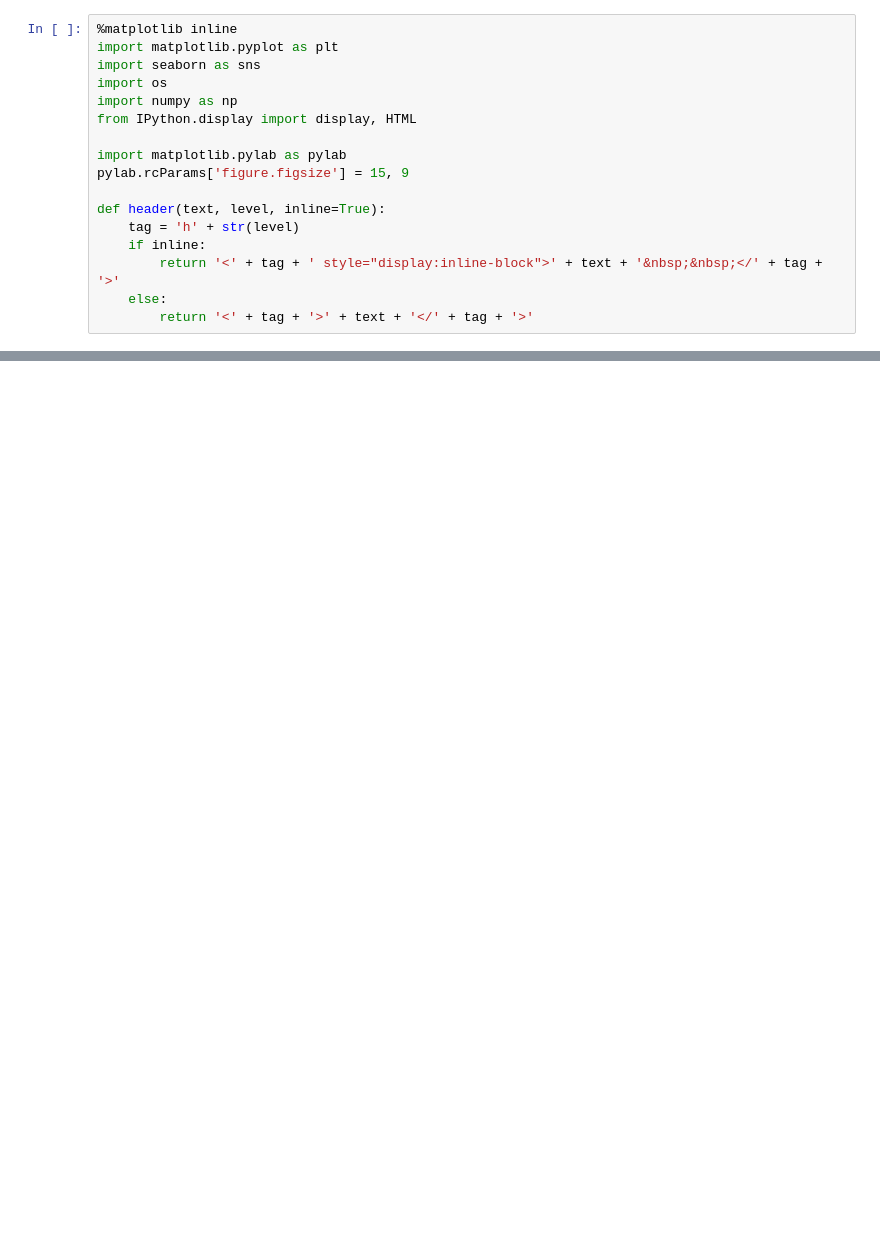
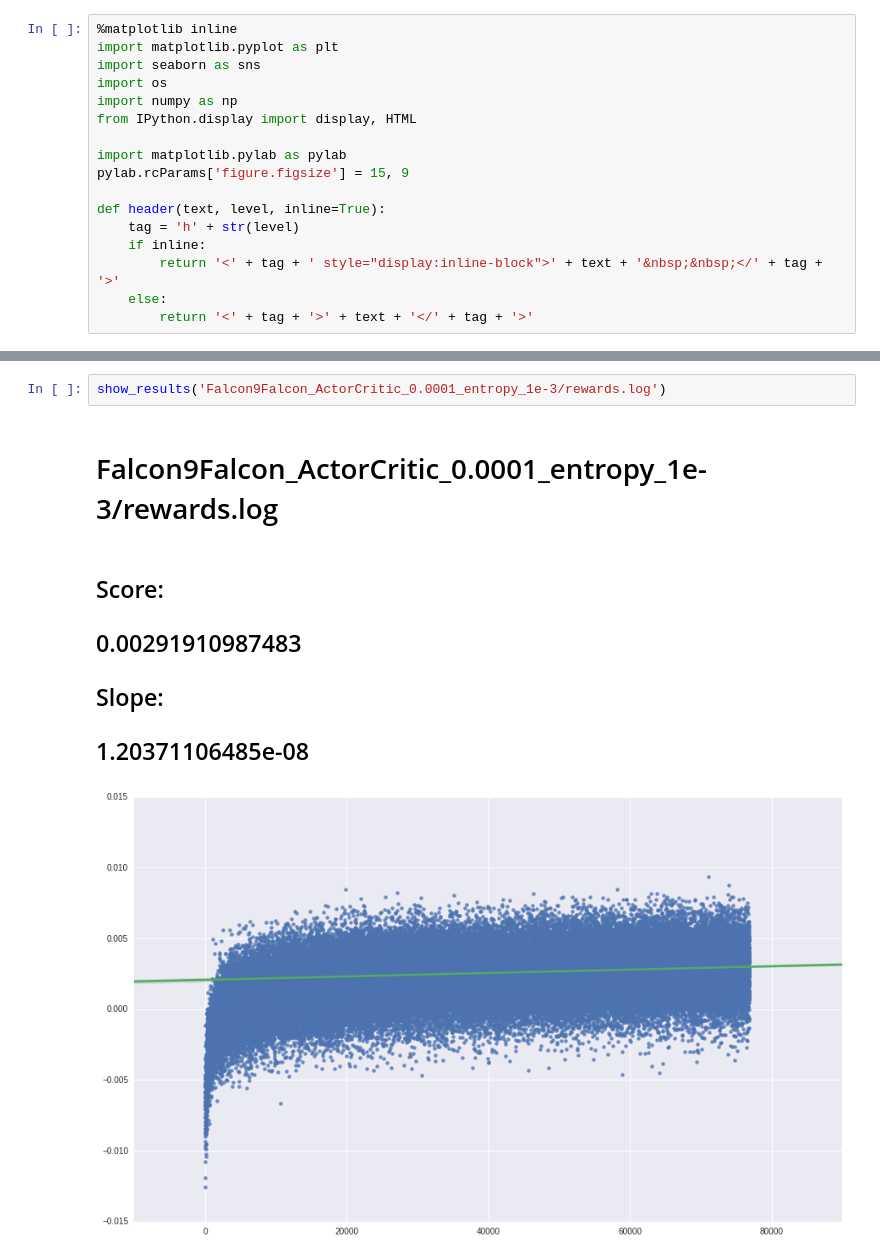
Before and after one commit to vladfi1/phillip, a Jupyter notebook: saves/result_plots_local.ipynb, the cells around one changed output, grey strips where cells are left out. Cells and saved outputs as stored; diff of their text form; blank space fills up the shorter version.

```diff
--- a/saves/result_plots_local.ipynb
+++ b/saves/result_plots_local.ipynb
@@ -95,0 +76,9 @@ Slope:
+# %%
+show_results('Falcon9Falcon_ActorCritic_0.0001_entropy_1e-3/rewards.log')
+# %% [output]
+Falcon9Falcon_ActorCritic_0.0001_entropy_1e-3/rewards.log
+Score:
+0.00291910987483
+Slope:
+1.20371106485e-08
+[figure, added]
```
Also changed, not shown: parts of 23 cells of this notebook, 2 other files.
